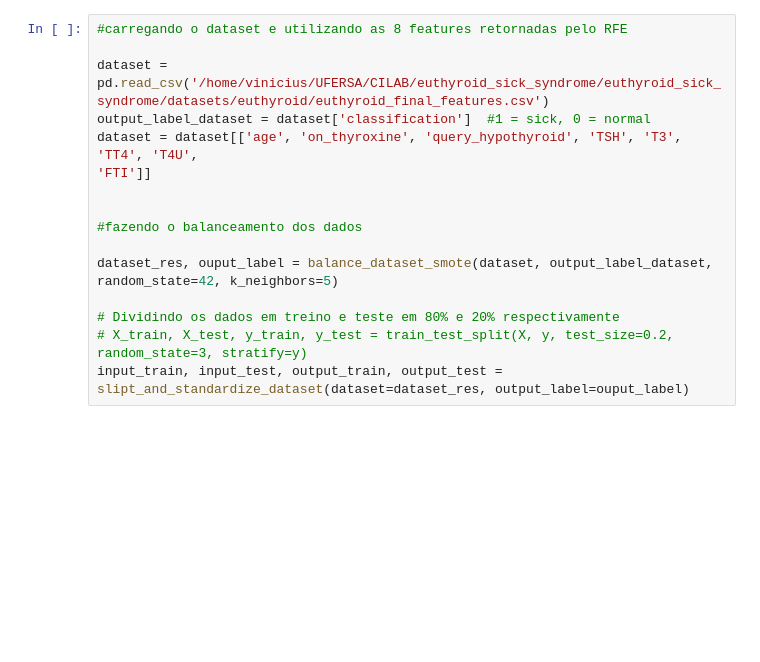
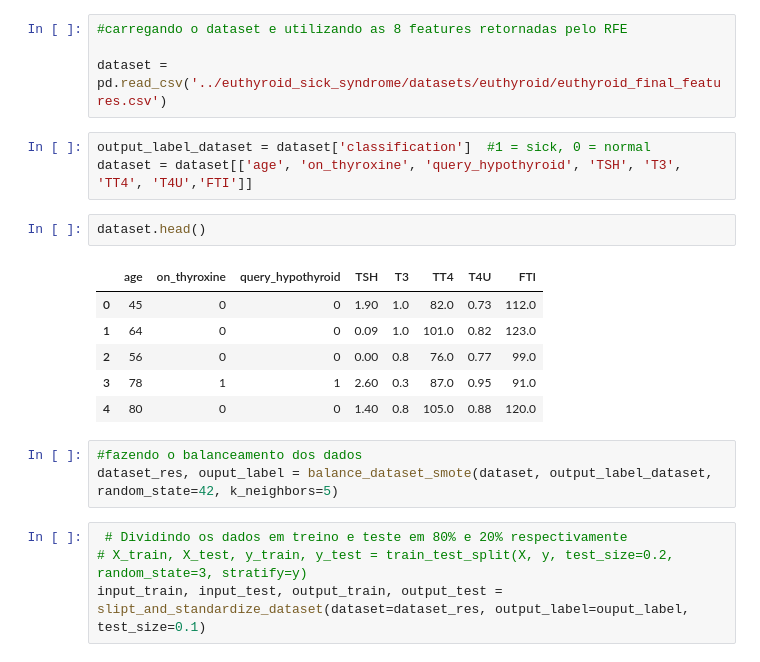
Before and after one commit to cilab-ufersa/euthyroid_sick_syndrome, a Jupyter notebook: euthyroid_sick_syndrome/neural.ipynb, the cells around one changed output. Cells and saved outputs as stored; diff of their text form; blank space fills up the shorter version.

```diff
--- a/euthyroid_sick_syndrome/neural.ipynb
+++ b/euthyroid_sick_syndrome/neural.ipynb
@@ -16,16 +16,23 @@ To enable the following instructions: AVX2 FMA, in other operations, rebuild Ten
+# %%
+#carregando o dataset e utilizando as 8 features retornadas pelo RFE
+
+dataset = pd.read_csv('../euthyroid_sick_syndrome/datasets/euthyroid/euthyroid_final_features.csv')
+# %%
+output_label_dataset = dataset['classification']  #1 = sick, 0 = normal
+dataset = dataset[['age', 'on_thyroxine', 'query_hypothyroid', 'TSH', 'T3', 'TT4', 'T4U','FTI']]
+# %%
+dataset.head()
+# %% [output]
+|  | age | on_thyroxine | query_hypothyroid | TSH | T3 | TT4 | T4U | FTI |
+| 0 | 45 | 0 | 0 | 1.90 | 1.0 | 82.0 | 0.73 | 112.0 |
+| 1 | 64 | 0 | 0 | 0.09 | 1.0 | 101.0 | 0.82 | 123.0 |
+| 2 | 56 | 0 | 0 | 0.00 | 0.8 | 76.0 | 0.77 | 99.0 |
+| 3 | 78 | 1 | 1 | 2.60 | 0.3 | 87.0 | 0.95 | 91.0 |
+| 4 | 80 | 0 | 0 | 1.40 | 0.8 | 105.0 | 0.88 | 120.0 |
+# %%
+#fazendo o balanceamento dos dados
+dataset_res, ouput_label = balance_dataset_smote(dataset, output_label_dataset, random_state=42, k_neighbors=5)
 # %%
-#carregando o dataset e utilizando as 8 features retornadas pelo RFE
-
-dataset = pd.read_csv('/home/vinicius/UFERSA/CILAB/euthyroid_sick_syndrome/euthyroid_sick_syndrome/datasets/euthyroid/euthyroid_final_features.csv')
-output_label_dataset = dataset['classification']  #1 = sick, 0 = normal
-dataset = dataset[['age', 'on_thyroxine', 'query_hypothyroid', 'TSH', 'T3', 'TT4', 'T4U',
-'FTI']]
-
-
-#fazendo o balanceamento dos dados
-
-dataset_res, ouput_label = balance_dataset_smote(dataset, output_label_dataset, random_state=42, k_neighbors=5)
-
-# Dividindo os dados em treino e teste em 80% e 20% respectivamente
+ # Dividindo os dados em treino e teste em 80% e 20% respectivamente
 # X_train, X_test, y_train, y_test = train_test_split(X, y, test_size=0.2, random_state=3, stratify=y)
-input_train, input_test, output_train, output_test = slipt_and_standardize_dataset(dataset=dataset_res, output_label=ouput_label)
+input_train, input_test, output_train, output_test = slipt_and_standardize_dataset(dataset=dataset_res, output_label=ouput_label, test_size=0.1)
```
Also changed, not shown: parts of 7 cells of this notebook.
